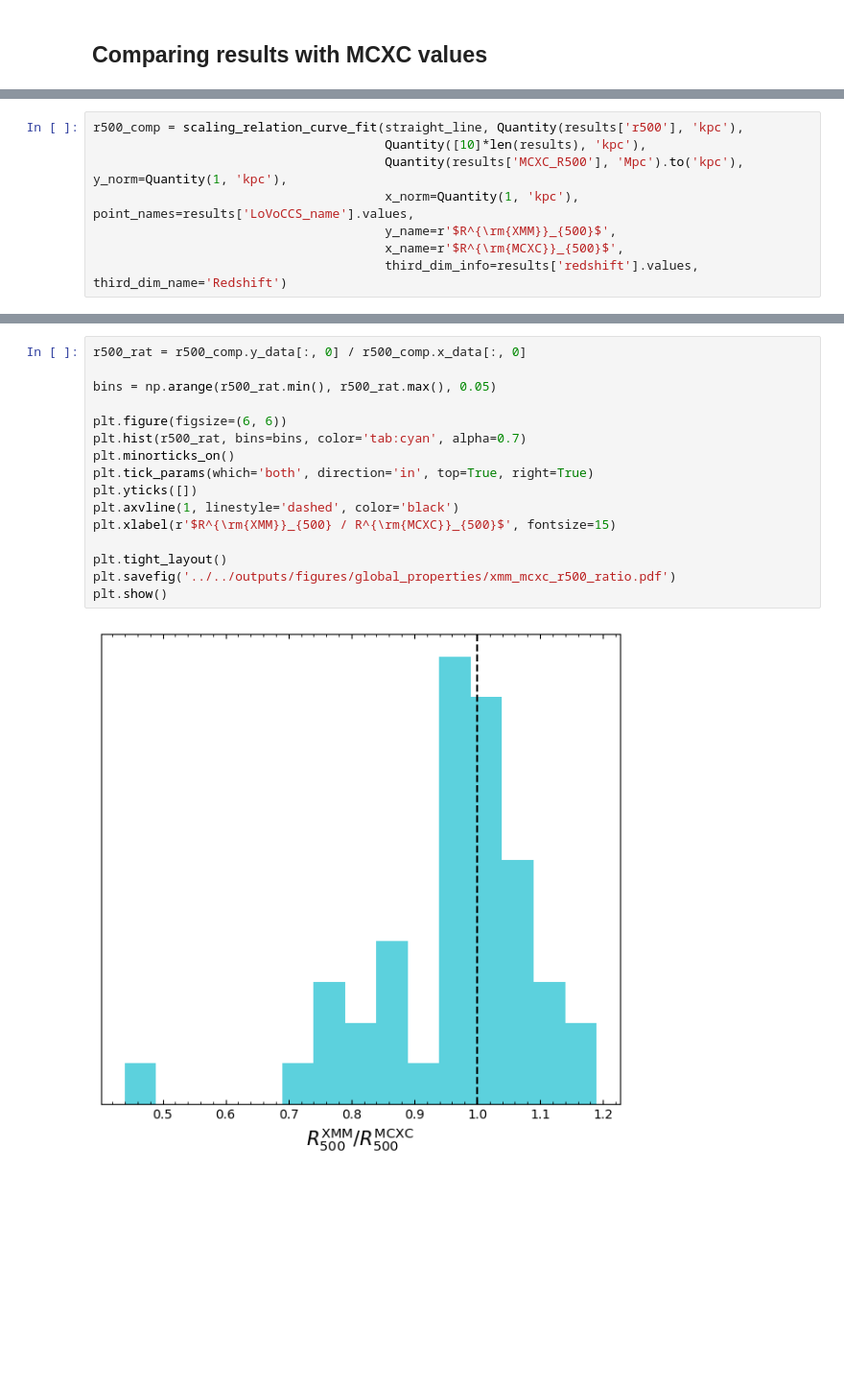
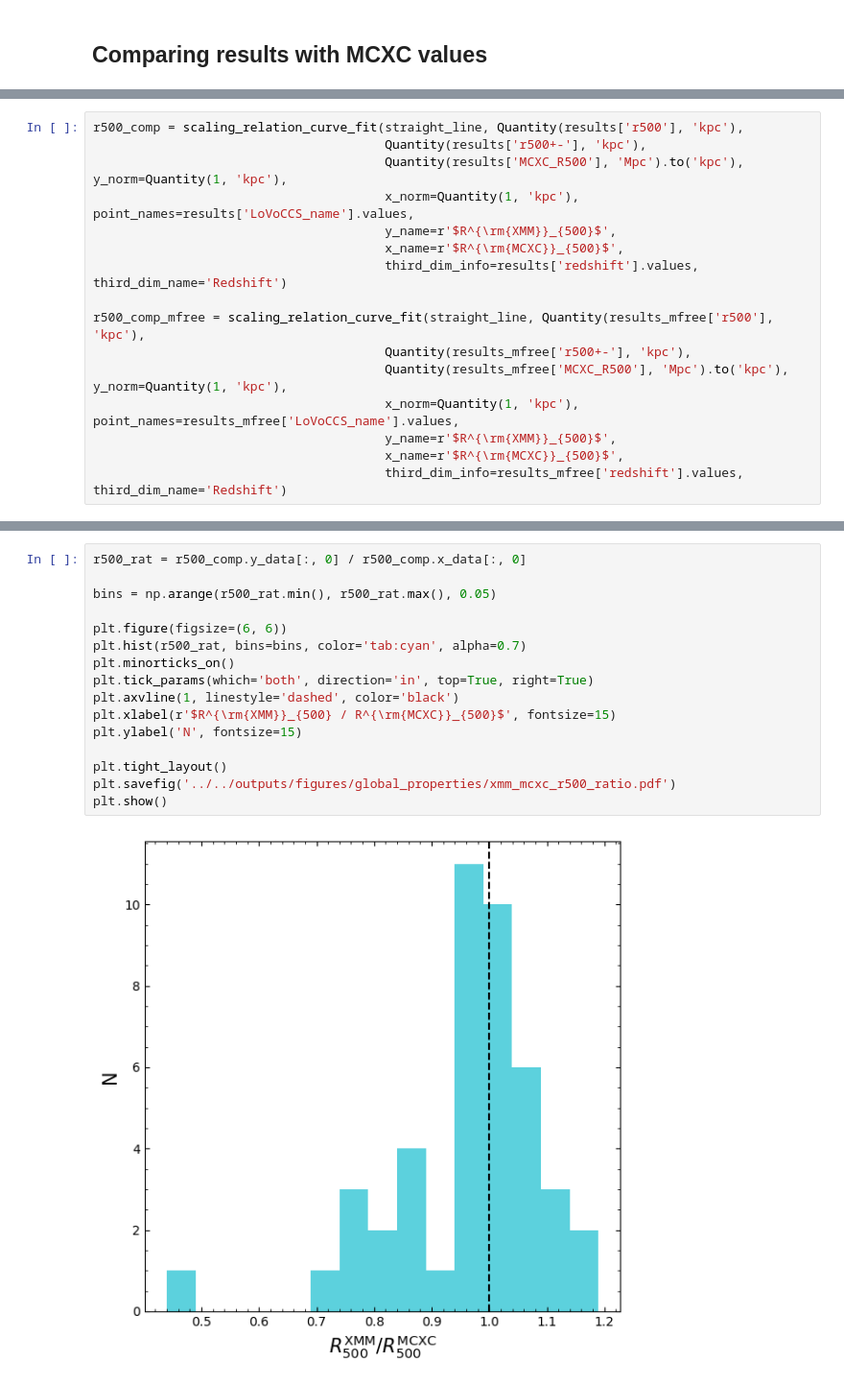
Before and after one commit to LoVoCCS/X-LoVoCCS-Analyses, a Jupyter notebook: notebooks/global_properties/ltr_pipeline.ipynb, the cells around one changed output, grey strips where cells are left out. Shown at 96% size. Cells and saved outputs as stored; diff of their text form; blank space fills up the shorter version.

```diff
--- a/notebooks/global_properties/ltr_pipeline.ipynb
+++ b/notebooks/global_properties/ltr_pipeline.ipynb
@@ -182,8 +268,16 @@ plt.show()
 # %%
 r500_comp = scaling_relation_curve_fit(straight_line, Quantity(results['r500'], 'kpc'),
-                                       Quantity([10]*len(results), 'kpc'),
+                                       Quantity(results['r500+-'], 'kpc'),
                                        Quantity(results['MCXC_R500'], 'Mpc').to('kpc'), y_norm=Quantity(1, 'kpc'),
                                        x_norm=Quantity(1, 'kpc'), point_names=results['LoVoCCS_name'].values,
                                        y_name=r'$R^{\rm{XMM}}_{500}$',
                                        x_name=r'$R^{\rm{MCXC}}_{500}$',
                                        third_dim_info=results['redshift'].values, third_dim_name='Redshift')
+
+r500_comp_mfree = scaling_relation_curve_fit(straight_line, Quantity(results_mfree['r500'], 'kpc'),
+                                       Quantity(results_mfree['r500+-'], 'kpc'),
+                                       Quantity(results_mfree['MCXC_R500'], 'Mpc').to('kpc'), y_norm=Quantity(1, 'kpc'),
+                                       x_norm=Quantity(1, 'kpc'), point_names=results_mfree['LoVoCCS_name'].values,
+                                       y_name=r'$R^{\rm{XMM}}_{500}$',
+                                       x_name=r'$R^{\rm{MCXC}}_{500}$',
+                                       third_dim_info=results_mfree['redshift'].values, third_dim_name='Redshift')
@@ -205,18 +379,18 @@ ValueError: Unable to determine Axes to steal space for Colorbar. Either provide
 # %%
 r500_rat = r500_comp.y_data[:, 0] / r500_comp.x_data[:, 0]
 
 bins = np.arange(r500_rat.min(), r500_rat.max(), 0.05)
 
 plt.figure(figsize=(6, 6))
 plt.hist(r500_rat, bins=bins, color='tab:cyan', alpha=0.7)
 plt.minorticks_on()
 plt.tick_params(which='both', direction='in', top=True, right=True)
-plt.yticks([])
 plt.axvline(1, linestyle='dashed', color='black')
 plt.xlabel(r'$R^{\rm{XMM}}_{500} / R^{\rm{MCXC}}_{500}$', fontsize=15)
+plt.ylabel('N', fontsize=15)
 
 plt.tight_layout()
 plt.savefig('../../outputs/figures/global_properties/xmm_mcxc_r500_ratio.pdf')
 plt.show()
 # %% [output]
-[figure, old version]
+[figure, new version]
```
Also changed, not shown: parts of 31 cells of this notebook.
